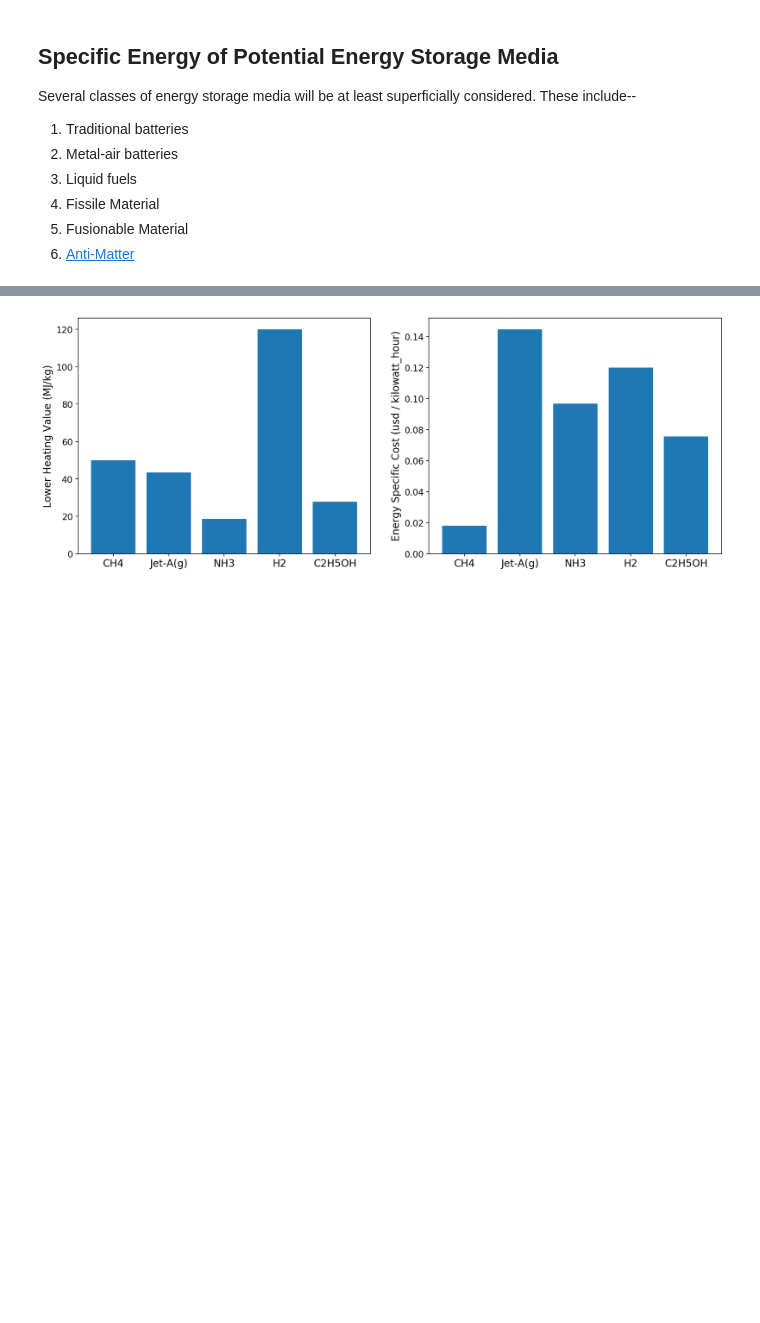
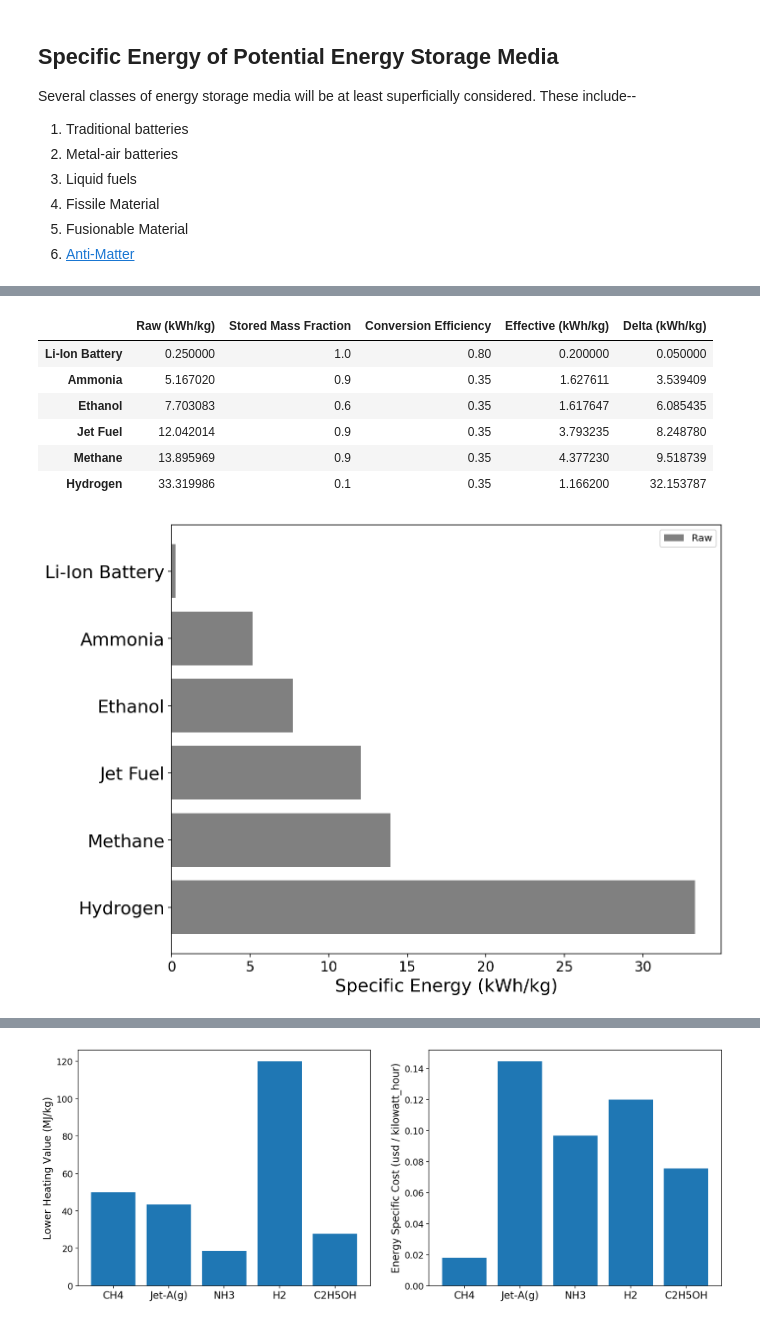
Before and after one commit to davetew/Zero-Carbon-Aviation, a Jupyter notebook: Zero_Carbon_Aviation_Colab_v2.ipynb, the cells around one changed output, grey strips where cells are left out. Drawn from its saved outputs; the diff is of its cells as text; code cells hidden in the pictures; blank space fills up the shorter version.

```diff
--- a/Zero_Carbon_Aviation_Colab_v2.ipynb
+++ b/Zero_Carbon_Aviation_Colab_v2.ipynb
@@ -328,0 +299,49 @@ ax.set_ylabel('$Log_{10}$ Specific Energy (Wh/kg)', fontsize=14);
+# %%
+#@title Storage Media Specific Energy Bar Chart
+"""Record and plot the mass specific energies of a range of storage media"""
+
+# Raw specific energies for various energy storage options
+specific_energy_Wh_kg = {'Li-Ion Battery': 250*ureg['Wh/kg'],
+                        'Ammonia': Ammonia().lower_heating_value.to(ureg['Wh/kg']),
+                        'Ethanol': Ethanol().lower_heating_value.to(ureg['Wh/kg']),
+                        'Jet Fuel': JetA().lower_heating_value.to(ureg['Wh/kg']),
+                        'Methane': Methane().lower_heating_value.to(ureg['Wh/kg']),
+                        'Hydrogen': Hydrogen().lower_heating_value.to(ureg['Wh/kg'])}
+
+
+specific_energy = pd.DataFrame(data=y_val, columns=['Raw (kWh/kg)'], index=y_lab)
+specific_energy['Stored Mass Fraction'] = [1.0, 0.9, 0.6, 0.9, 0.9, 0.1]
+specific_energy['Conversion Efficiency'] = [0.8, 0.35, 0.35, 0.35, 0.35, 0.35]
+for medium in specific_energy.index:
+  md = specific_energy.loc[medium]
+  specific_energy.loc[medium,'Effective (kWh/kg)'] = ( md['Raw (kWh/kg)'] *
+                                                     md['Stored Mass Fraction'] *
+                                                     md['Conversion Efficiency'] )
+  specific_energy.loc[medium,'Delta (kWh/kg)'] = md['Raw (kWh/kg)'] - specific_energy.loc[medium,'Effective (kWh/kg)']
+
+display(specific_energy)
+
+y_lab = specific_energy_Wh_kg.keys()
+y_pos = np.arange(len(y_lab))
+y_val = [y.magnitude/1000 for y in specific_energy_Wh_kg.values()]
+
+fig, ax = plt.subplots(figsize=(10,8))
+
+ax.barh(y_pos, y_val, align='center', color='gray', label='Raw')
+ax.set_yticks(y_pos)
+ax.set_yticklabels(specific_energy_Wh_kg.keys(), fontsize=18)
+ax.invert_yaxis()  # labels read top-to-bottom
+ax.set_xlabel('Specific Energy (kWh/kg)', fontsize=18)
+#ax.set_title('Chemical Storage Options w/o Storage Vessel', fontsize=18)
+ax.tick_params(axis='x', labelsize=14)
+ax.legend()
+plt.show()
+# %% [output]
+|  | Raw (kWh/kg) | Stored Mass Fraction | Conversion Efficiency | Effective (kWh/kg) | Delta (kWh/kg) |
+| Li-Ion Battery | 0.250000 | 1.0 | 0.80 | 0.200000 | 0.050000 |
+| Ammonia | 5.167020 | 0.9 | 0.35 | 1.627611 | 3.539409 |
+| Ethanol | 7.703083 | 0.6 | 0.35 | 1.617647 | 6.085435 |
+| Jet Fuel | 12.042014 | 0.9 | 0.35 | 3.793235 | 8.248780 |
+| Methane | 13.895969 | 0.9 | 0.35 | 4.377230 | 9.518739 |
+| Hydrogen | 33.319986 | 0.1 | 0.35 | 1.166200 | 32.153787 |
+[figure, added]
```
Also changed, not shown: parts of 24 cells of this notebook.
